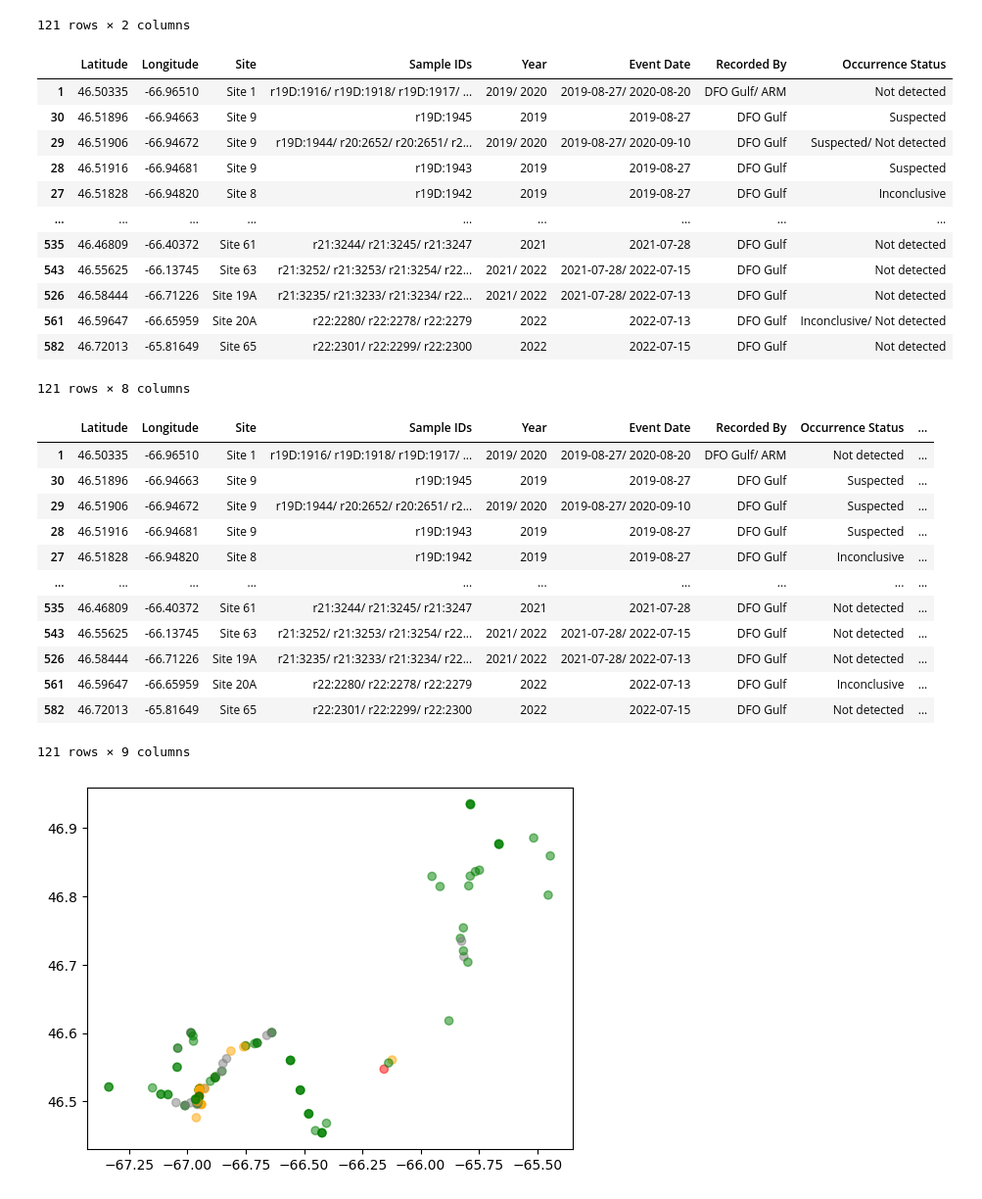
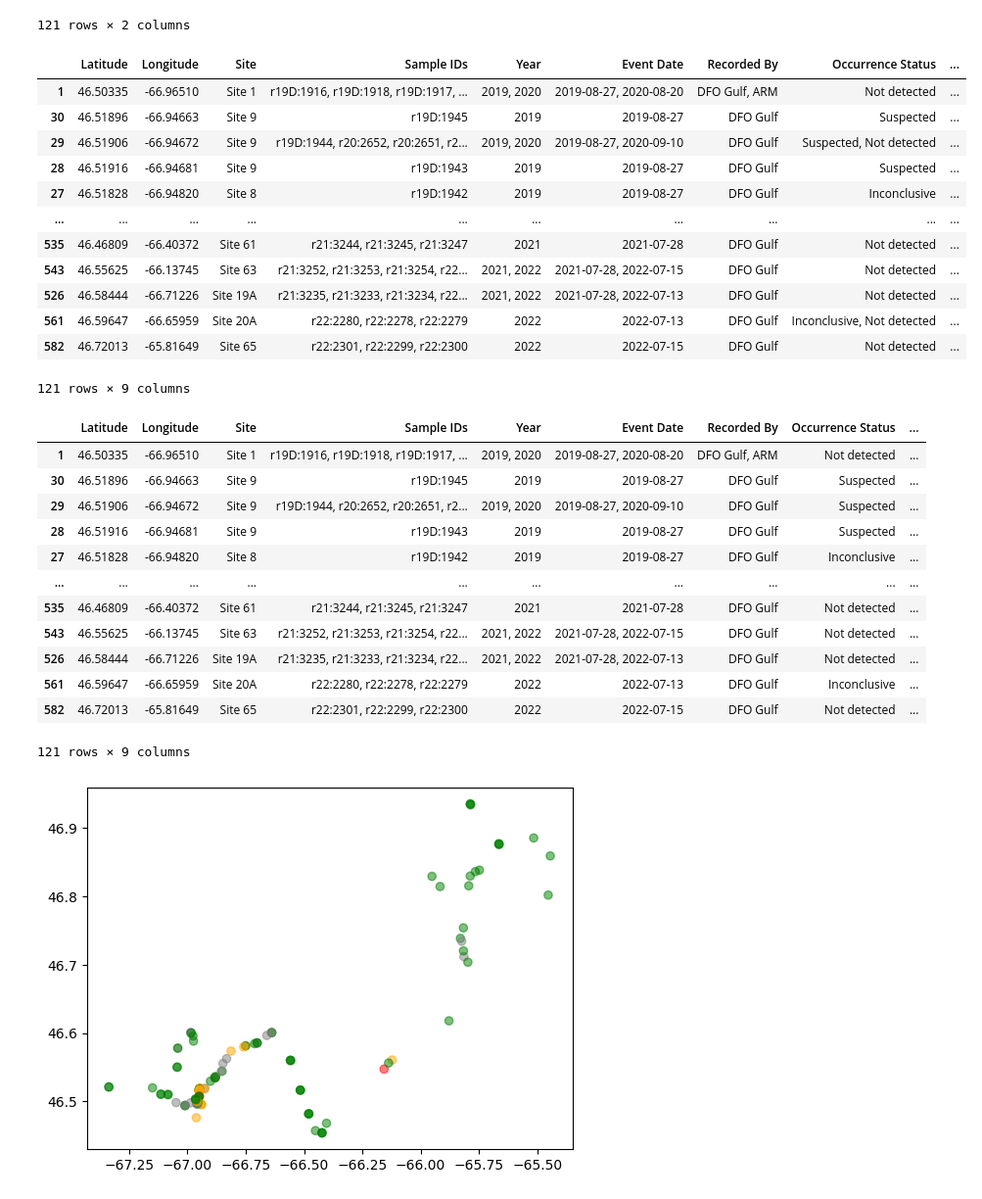
Before and after one commit to dfo-gulf-science/fgp-datasets, a Jupyter notebook: a9728eea (eDNA SMB)/script_for_creating_wms.ipynb, the cells around one changed output. Shown at 98% size. Saved outputs shown, nothing was run; the diff lists cells and outputs as text; code cells hidden in the pictures.

```diff
--- a/a9728eea (eDNA SMB)/script_for_creating_wms.ipynb
+++ b/a9728eea (eDNA SMB)/script_for_creating_wms.ipynb
@@ -162,48 +162,48 @@ sample_ids = list()
 years = list()
 event_dates = list()
 recorded_bys = list()
 occurrence_statuses = list()
 
 
 # subdf.columns = ["Sample ID", 'year', 'Event Date', 'Recorded By', 'Latitude', 'Longitude', 'Occurrence Status', 'Color (mapping)']
 def clean_list(l):
-    return str([item for item in l]).replace("'", "").replace("[", "").replace("]", "").replace(",", "/")
+    return str([item for item in l]).replace("'", "").replace("[", "").replace("]", "")#.replace(",", "/")
 
 
 for index, row in subdf.iterrows():
     # using the lat/long, we will query the full df
     lat = row[0]
     lng = row[1]
     mask = (df["decimalLatitude"] == lat) & (df["decimalLongitude"] == lng)
     sites.append(clean_list(df[mask]["samplingSite"].unique()))
     sample_ids.append(clean_list(df[mask]["sampleID"].unique()))
     years.append(clean_list(df[mask]["Year"].unique()))
-    event_dates.append(clean_list([str(pd.to_datetime(d.astype(str), format="%Y-%m-%d")).split(" ")[0] for d in df[mask]["eventDate"].unique()]))
+    event_dates.append(clean_list([str(d).split("T")[0] for d in df[mask]["eventDate"].unique()]))
     recorded_bys.append(clean_list(df[mask]["recordedBy"].unique()))
     occurrence_statuses.append(clean_list(df[mask]["occurrenceStatus"].unique()))
 
 subdf["Site"] = sites
 subdf["Sample IDs"] = sample_ids
 subdf["Year"] = years
 subdf["Event Date"] = event_dates
 subdf["Recorded By"] = recorded_bys
 subdf["Occurrence Status"] = occurrence_statuses
 
 subdf
 # %% [output]
-|  | Latitude | Longitude | Site | Sample IDs | Year | Event Date | Recorded By | Occurrence Status |
-| 1 | 46.50335 | -66.96510 | Site 1 | r19D:1916/ r19D:1918/ r19D:1917/ ... | 2019/ 2020 | 2019-08-27/ 2020-08-20 | DFO Gulf/ ARM | Not detected |
-| 30 | 46.51896 | -66.94663 | Site 9 | r19D:1945 | 2019 | 2019-08-27 | DFO Gulf | Suspected |
-| 29 | 46.51906 | -66.94672 | Site 9 | r19D:1944/ r20:2652/ r20:2651/ r2... | 2019/ 2020 | 2019-08-27/ 2020-09-10 | DFO Gulf | Suspected/ Not detected |
-| 28 | 46.51916 | -66.94681 | Site 9 | r19D:1943 | 2019 | 2019-08-27 | DFO Gulf | Suspected |
-| 27 | 46.51828 | -66.94820 | Site 8 | r19D:1942 | 2019 | 2019-08-27 | DFO Gulf | Inconclusive |
-| ... | ... | ... | ... | ... | ... | ... | ... | ... |
-| 535 | 46.46809 | -66.40372 | Site 61 | r21:3244/ r21:3245/ r21:3247 | 2021 | 2021-07-28 | DFO Gulf | Not detected |
-| 543 | 46.55625 | -66.13745 | Site 63 | r21:3252/ r21:3253/ r21:3254/ r22... | 2021/ 2022 | 2021-07-28/ 2022-07-15 | DFO Gulf | Not detected |
-| 526 | 46.58444 | -66.71226 | Site 19A | r21:3235/ r21:3233/ r21:3234/ r22... | 2021/ 2022 | 2021-07-28/ 2022-07-13 | DFO Gulf | Not detected |
-| 561 | 46.59647 | -66.65959 | Site 20A | r22:2280/ r22:2278/ r22:2279 | 2022 | 2022-07-13 | DFO Gulf | Inconclusive/ Not detected |
-| 582 | 46.72013 | -65.81649 | Site 65 | r22:2301/ r22:2299/ r22:2300 | 2022 | 2022-07-15 | DFO Gulf | Not detected |
+|  | Latitude | Longitude | Site | Sample IDs | Year | Event Date | Recorded By | Occurrence Status | ... |
+| 1 | 46.50335 | -66.96510 | Site 1 | r19D:1916, r19D:1918, r19D:1917, ... | 2019, 2020 | 2019-08-27, 2020-08-20 | DFO Gulf, ARM | Not detected | ... |
+| 30 | 46.51896 | -66.94663 | Site 9 | r19D:1945 | 2019 | 2019-08-27 | DFO Gulf | Suspected | ... |
+| 29 | 46.51906 | -66.94672 | Site 9 | r19D:1944, r20:2652, r20:2651, r2... | 2019, 2020 | 2019-08-27, 2020-09-10 | DFO Gulf | Suspected, Not detected | ... |
+| 28 | 46.51916 | -66.94681 | Site 9 | r19D:1943 | 2019 | 2019-08-27 | DFO Gulf | Suspected | ... |
+| 27 | 46.51828 | -66.94820 | Site 8 | r19D:1942 | 2019 | 2019-08-27 | DFO Gulf | Inconclusive | ... |
+| ... | ... | ... | ... | ... | ... | ... | ... | ... | ... |
+| 535 | 46.46809 | -66.40372 | Site 61 | r21:3244, r21:3245, r21:3247 | 2021 | 2021-07-28 | DFO Gulf | Not detected | ... |
+| 543 | 46.55625 | -66.13745 | Site 63 | r21:3252, r21:3253, r21:3254, r22... | 2021, 2022 | 2021-07-28, 2022-07-15 | DFO Gulf | Not detected | ... |
+| 526 | 46.58444 | -66.71226 | Site 19A | r21:3235, r21:3233, r21:3234, r22... | 2021, 2022 | 2021-07-28, 2022-07-13 | DFO Gulf | Not detected | ... |
+| 561 | 46.59647 | -66.65959 | Site 20A | r22:2280, r22:2278, r22:2279 | 2022 | 2022-07-13 | DFO Gulf | Inconclusive, Not detected | ... |
+| 582 | 46.72013 | -65.81649 | Site 65 | r22:2301, r22:2299, r22:2300 | 2022 | 2022-07-15 | DFO Gulf | Not detected | ... |
-121 rows × 8 columns
+121 rows × 9 columns
 # %%
 # how to deal with the occurrences
 df["occurrenceStatus"].unique()
@@ -225,17 +225,17 @@ subdf["Color (mapping)"] = subdf["Occurrence Status"].map(color_map)
 subdf
 # %% [output]
 |  | Latitude | Longitude | Site | Sample IDs | Year | Event Date | Recorded By | Occurrence Status | ... |
-| 1 | 46.50335 | -66.96510 | Site 1 | r19D:1916/ r19D:1918/ r19D:1917/ ... | 2019/ 2020 | 2019-08-27/ 2020-08-20 | DFO Gulf/ ARM | Not detected | ... |
+| 1 | 46.50335 | -66.96510 | Site 1 | r19D:1916, r19D:1918, r19D:1917, ... | 2019, 2020 | 2019-08-27, 2020-08-20 | DFO Gulf, ARM | Not detected | ... |
 | 30 | 46.51896 | -66.94663 | Site 9 | r19D:1945 | 2019 | 2019-08-27 | DFO Gulf | Suspected | ... |
-| 29 | 46.51906 | -66.94672 | Site 9 | r19D:1944/ r20:2652/ r20:2651/ r2... | 2019/ 2020 | 2019-08-27/ 2020-09-10 | DFO Gulf | Suspected | ... |
+| 29 | 46.51906 | -66.94672 | Site 9 | r19D:1944, r20:2652, r20:2651, r2... | 2019, 2020 | 2019-08-27, 2020-09-10 | DFO Gulf | Suspected | ... |
 | 28 | 46.51916 | -66.94681 | Site 9 | r19D:1943 | 2019 | 2019-08-27 | DFO Gulf | Suspected | ... |
 | 27 | 46.51828 | -66.94820 | Site 8 | r19D:1942 | 2019 | 2019-08-27 | DFO Gulf | Inconclusive | ... |
 | ... | ... | ... | ... | ... | ... | ... | ... | ... | ... |
-| 535 | 46.46809 | -66.40372 | Site 61 | r21:3244/ r21:3245/ r21:3247 | 2021 | 2021-07-28 | DFO Gulf | Not detected | ... |
-| 543 | 46.55625 | -66.13745 | Site 63 | r21:3252/ r21:3253/ r21:3254/ r22... | 2021/ 2022 | 2021-07-28/ 2022-07-15 | DFO Gulf | Not detected | ... |
-| 526 | 46.58444 | -66.71226 | Site 19A | r21:3235/ r21:3233/ r21:3234/ r22... | 2021/ 2022 | 2021-07-28/ 2022-07-13 | DFO Gulf | Not detected | ... |
-| 561 | 46.59647 | -66.65959 | Site 20A | r22:2280/ r22:2278/ r22:2279 | 2022 | 2022-07-13 | DFO Gulf | Inconclusive | ... |
-| 582 | 46.72013 | -65.81649 | Site 65 | r22:2301/ r22:2299/ r22:2300 | 2022 | 2022-07-15 | DFO Gulf | Not detected | ... |
+| 535 | 46.46809 | -66.40372 | Site 61 | r21:3244, r21:3245, r21:3247 | 2021 | 2021-07-28 | DFO Gulf | Not detected | ... |
+| 543 | 46.55625 | -66.13745 | Site 63 | r21:3252, r21:3253, r21:3254, r22... | 2021, 2022 | 2021-07-28, 2022-07-15 | DFO Gulf | Not detected | ... |
+| 526 | 46.58444 | -66.71226 | Site 19A | r21:3235, r21:3233, r21:3234, r22... | 2021, 2022 | 2021-07-28, 2022-07-13 | DFO Gulf | Not detected | ... |
+| 561 | 46.59647 | -66.65959 | Site 20A | r22:2280, r22:2278, r22:2279 | 2022 | 2022-07-13 | DFO Gulf | Inconclusive | ... |
+| 582 | 46.72013 | -65.81649 | Site 65 | r22:2301, r22:2299, r22:2300 | 2022 | 2022-07-15 | DFO Gulf | Not detected | ... |
 121 rows × 9 columns
 # %%
 # re-plotting
```
Also changed, not shown: parts of 2 cells of this notebook.
